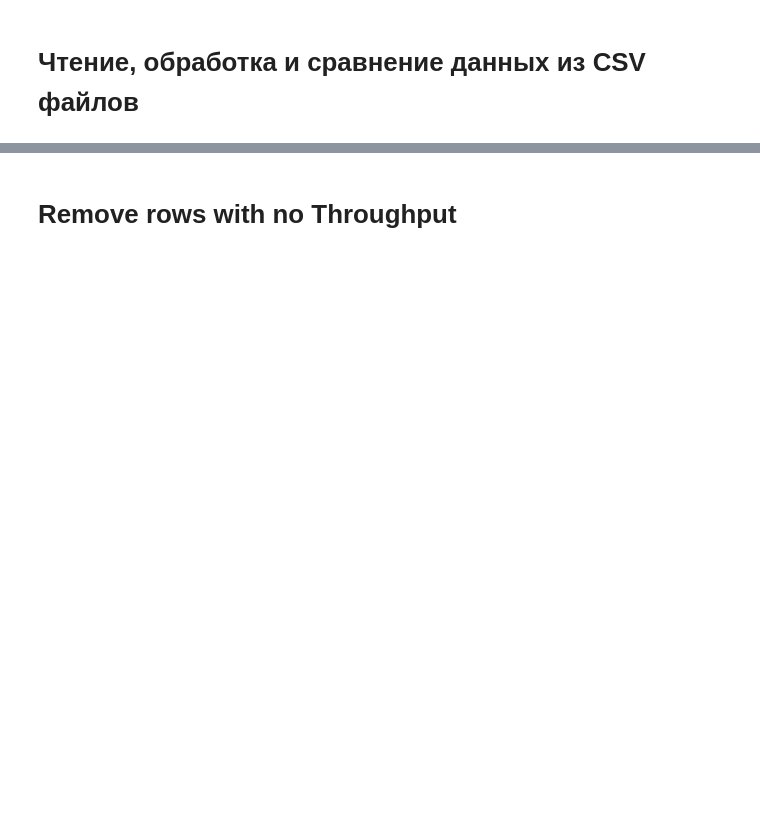
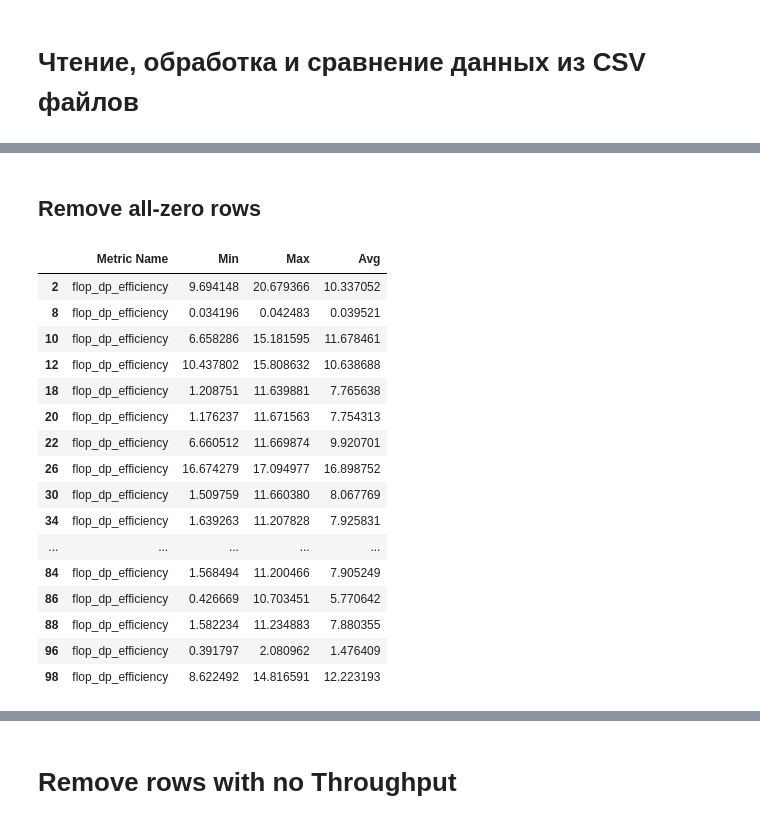
Before and after one commit to pyotr777/mlbenchmarks, a Jupyter notebook: Pandas read plot compare v2.ipynb, the cells around one changed output, grey strips where cells are left out. Drawn from its saved outputs; the diff is of its cells as text; code cells hidden in the pictures; blank space fills up the shorter version.

```diff
--- a/Pandas read plot compare v2.ipynb
+++ b/Pandas read plot compare v2.ipynb
@@ -63,0 +104,3 @@ df.iloc[100:103]
+# %%
+df_parts = df.drop(columns = ['Device', 'Kernel', 'Invocations', 'Metric Description'])
+df_parts.iloc[:10]
@@ -63,0 +119,24 @@ df.iloc[100:103]
+# %% [markdown]
+## Remove all-zero rows
+# %%
+df_nonzero = df_parts[(df_parts['Max'] != 0) & (df_parts['Avg'] != 0) & (df_parts['Min'] != 0)]
+# %%
+df_nonzero
+# %% [output]
+|  | Metric Name | Min | Max | Avg |
+| 2 | flop_dp_efficiency | 9.694148 | 20.679366 | 10.337052 |
+| 8 | flop_dp_efficiency | 0.034196 | 0.042483 | 0.039521 |
+| 10 | flop_dp_efficiency | 6.658286 | 15.181595 | 11.678461 |
+| 12 | flop_dp_efficiency | 10.437802 | 15.808632 | 10.638688 |
+| 18 | flop_dp_efficiency | 1.208751 | 11.639881 | 7.765638 |
+| 20 | flop_dp_efficiency | 1.176237 | 11.671563 | 7.754313 |
+| 22 | flop_dp_efficiency | 6.660512 | 11.669874 | 9.920701 |
+| 26 | flop_dp_efficiency | 16.674279 | 17.094977 | 16.898752 |
+| 30 | flop_dp_efficiency | 1.509759 | 11.660380 | 8.067769 |
+| 34 | flop_dp_efficiency | 1.639263 | 11.207828 | 7.925831 |
+| ... | ... | ... | ... | ... |
+| 84 | flop_dp_efficiency | 1.568494 | 11.200466 | 7.905249 |
+| 86 | flop_dp_efficiency | 0.426669 | 10.703451 | 5.770642 |
+| 88 | flop_dp_efficiency | 1.582234 | 11.234883 | 7.880355 |
+| 96 | flop_dp_efficiency | 0.391797 | 2.080962 | 1.476409 |
+| 98 | flop_dp_efficiency | 8.622492 | 14.816591 | 12.223193 |
```
Also changed, not shown: parts of 32 cells of this notebook, 6 other files.
